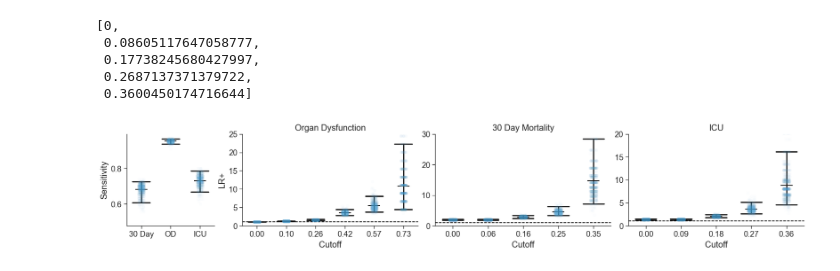
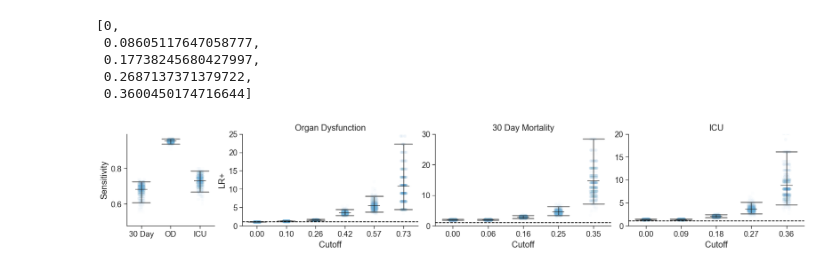
Before and after one commit to InfectionMedicineProteomics/DigitalFamilyAnalysis, a Jupyter notebook: 3_clinical_digital_family/3_clinical_data_df_metrics.ipynb, the cells around one changed output. Drawn from its saved outputs; the diff is of its cells as text; code cells hidden in the pictures.

```diff
--- a/3_clinical_digital_family/3_clinical_data_df_metrics.ipynb
+++ b/3_clinical_digital_family/3_clinical_data_df_metrics.ipynb
@@ -52,8 +58,6 @@ cutoffs
  0.3458166721240205]
 # %%
 bootstrapped_recalls = []
-bootstrapped_aucs = []
-bootstrapped_precisions = []
 plr_gp = []
 thresholds = []
 
@@ -63,16 +67,6 @@ for col in bootstrap_columns:
 
     bootstrapped_recalls.append(
         recall_score(subsample[label_col], np.where(subsample[col] > 0.0, 1, 0))
-    )
-
-    bootstrapped_precisions.append(
-        precision_score(subsample[label_col], np.where(subsample[col] > 0.0, 1, 0))
-    )
-
-    bootstrapped_aucs.append(
-        roc_auc_score(
-            subsample[label_col], subsample[col]
-        )
     )
 
     for cutoff in cutoffs:
@@ -95,8 +89,6 @@ mort_lr_df = pd.DataFrame(
 mort_bs_df = pd.DataFrame(
     {
         "Recall": bootstrapped_recalls,
-        "AUC": bootstrapped_aucs,
-        "Precision": bootstrapped_precisions,
         "Label": [title for _ in range(len(bootstrapped_recalls))],
     }
 )
@@ -137,8 +129,6 @@ cutoffs
  0.729830739949239]
 # %%
 bootstrapped_recalls = []
-bootstrapped_aucs = []
-bootstrapped_precisions = []
 plr_gp = []
 thresholds = []
 
@@ -148,16 +138,6 @@ for col in bootstrap_columns:
 
     bootstrapped_recalls.append(
         recall_score(subsample[label_col], np.where(subsample[col] > 0.0, 1, 0))
-    )
-
-    bootstrapped_precisions.append(
-        precision_score(subsample[label_col], np.where(subsample[col] > 0.0, 1, 0))
-    )
-
-    bootstrapped_aucs.append(
-        roc_auc_score(
-            subsample[label_col], subsample[col]
-        )
     )
 
     for cutoff in cutoffs:
@@ -305,7 +273,8 @@ sns.pointplot(
     err_kws={"color": "k", "linewidth": 2},
     linewidth=2,
     legend=False,
-    ax=axs[0]
+    ax=axs[0],
+    alpha=0.5,
 )
 
 sns.stripplot(
@@ -319,6 +288,7 @@ sns.stripplot(
     linewidth=0,
     legend=False,
     alpha=0.02,
+    zorder=1
 
 )
 
@@ -343,7 +313,8 @@ sns.pointplot(
     err_kws={"color": "k", "linewidth": 2},
     linewidth=2,
     legend=False,
-    ax=axs[1]
+    ax=axs[1],
+    alpha=0.5
 )
 
 sns.stripplot(
@@ -355,6 +326,7 @@ sns.stripplot(
     linewidth=0,
     legend=False,
     alpha=0.02,
+    zorder=1,
 
 )
 
@@ -381,7 +353,8 @@ sns.pointplot(
     err_kws={"color": "k", "linewidth": 2},
     linewidth=2,
     legend=False,
-    ax=axs[2]
+    ax=axs[2],
+    alpha=0.5
 )
 
 sns.stripplot(
@@ -393,6 +366,7 @@ sns.stripplot(
     linewidth=0,
     legend=False,
     alpha=0.02,
+    zorder=1,
 
 )
 
@@ -421,7 +395,8 @@ sns.pointplot(
     err_kws={"color": "k", "linewidth": 2},
     linewidth=2,
     legend=False,
-    ax=axs[3]
+    ax=axs[3],
+    alpha=0.5
 )
 
 sns.stripplot(
@@ -433,32 +408,33 @@ sns.stripplot(
     linewidth=0,
     legend=False,
     alpha=0.02,
+    zorder=1
 
 )
 
 axs[1].set_xlabel("Cutoff")
 axs[1].set_title("Organ Dysfunction")
 axs[2].set_xlabel("Cutoff")
 axs[2].set_title("30 Day Mortality")
 axs[3].set_xlabel("Cutoff")
 axs[3].set_title("ICU")
 
 axs[3].set_xticklabels(
     [f"{val:.2f}" for val in icu_lr_df['Cutoff']],
 )
 
 axs[3].axhline(y=1, linestyle='--', color='black')
 
 axs[1].set_ylim(0, 25)
 axs[2].set_ylim(0, 30)
 axs[2].set_ylabel("")
 axs[3].set_ylim(0, 20)
 axs[3].set_ylabel("")
 
 fig.set_size_inches(
     (8.27 * 2, 3)
 )
 
 fig.savefig("3_clinical_data_df_metrics.pdf", bbox_inches="tight", dpi=300, transparent=True)
 # %% [output]
-[figure, old version]
+[figure, new version]
```
Also changed, not shown: parts of 5 cells of this notebook, 12 other files.
